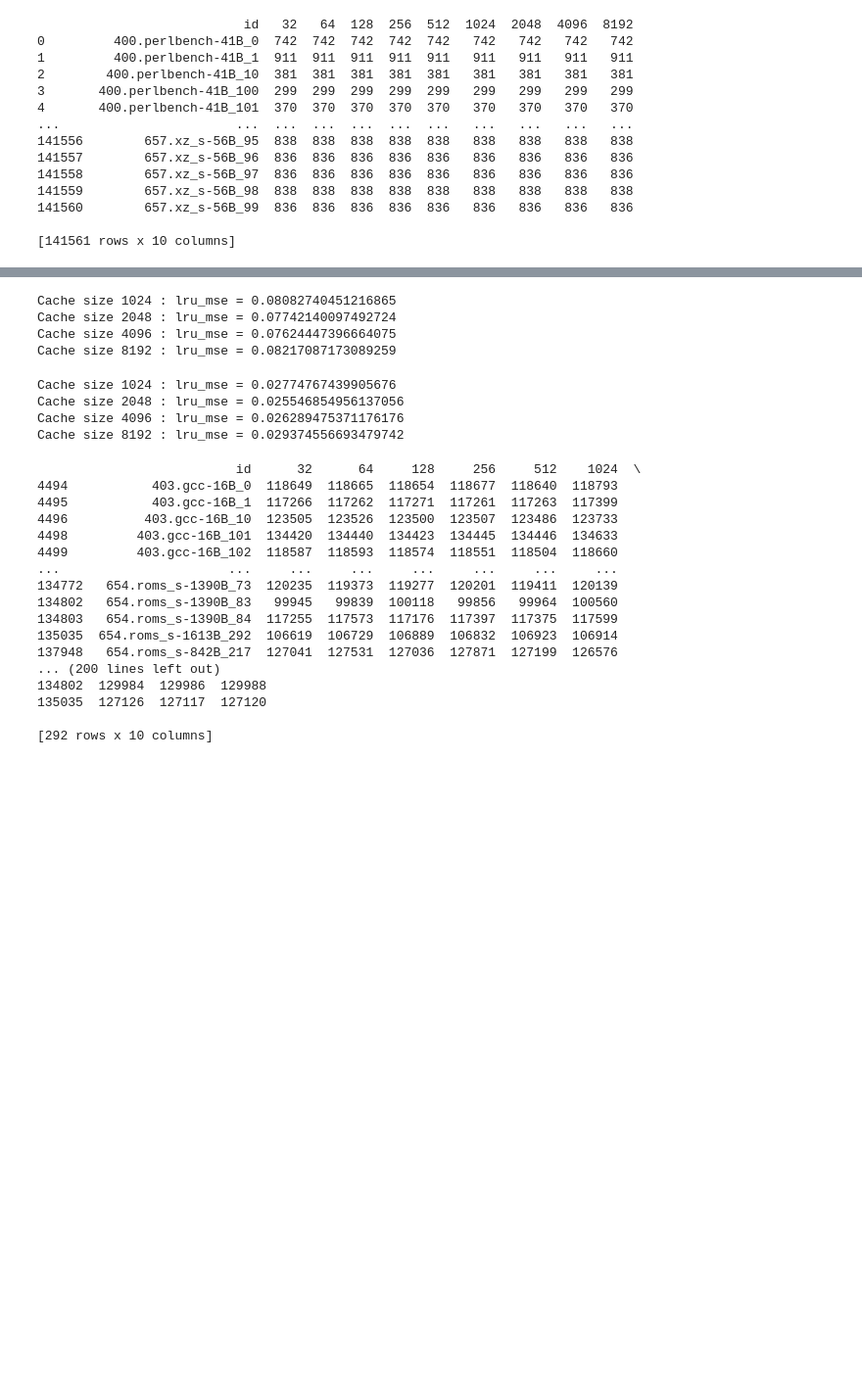
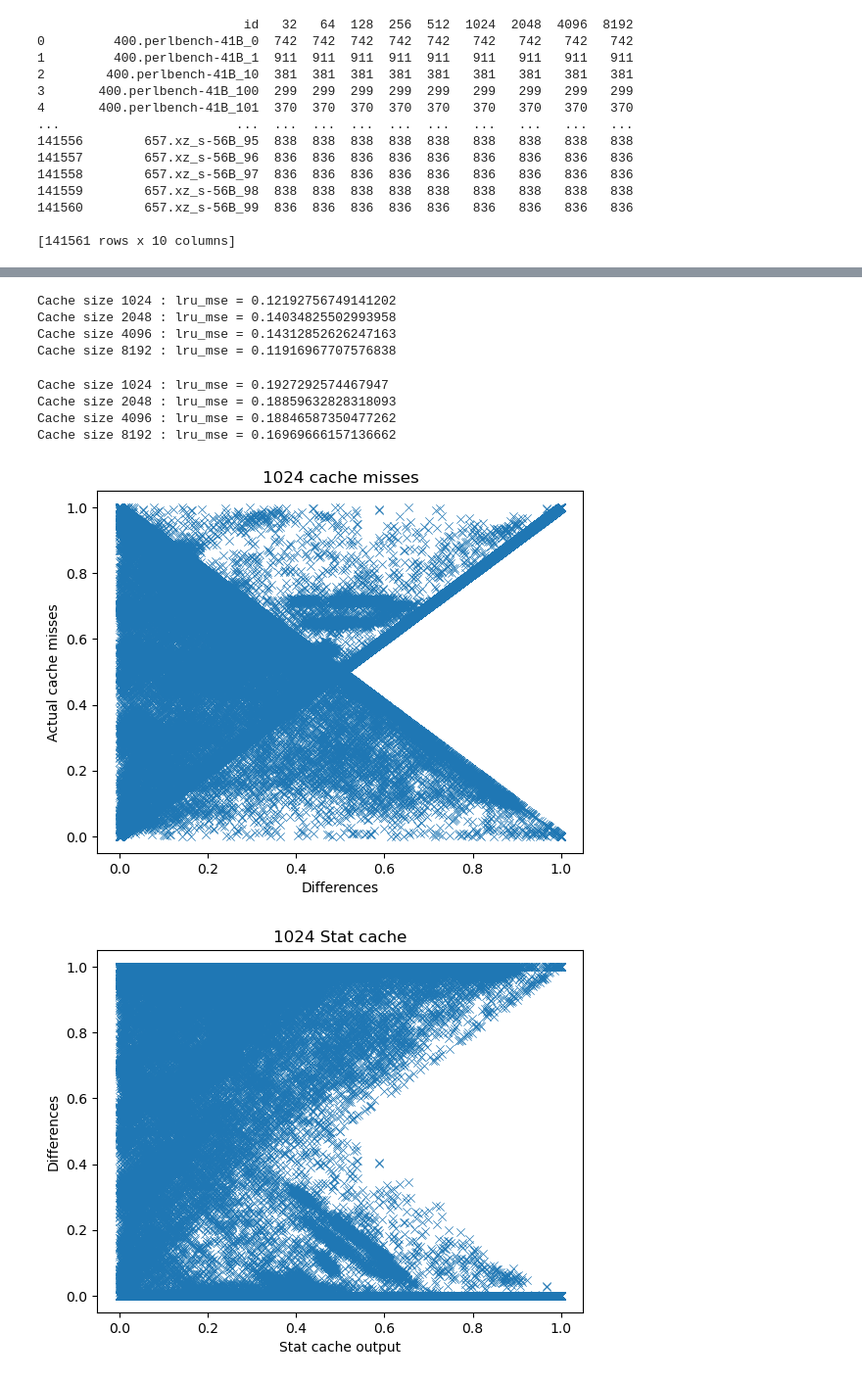
Before and after one commit to MarkRamosS/CacheEstimator, a Jupyter notebook: statCache.ipynb, the cells around one changed output, grey strips where cells are left out. Shown at 98% size. Cells and saved outputs as stored; diff of their text form; code cells hidden in the pictures; blank space fills up the shorter version.

Commit message:
StatCache.

```diff
--- a/statCache.ipynb
+++ b/statCache.ipynb
@@ -65,7 +61,7 @@ print(cache_misses)
 # %%
 # Little check
 d = {}
-for i,j in zip(cache_misses["id"], o["id"]):
+for i,j in zip(cache_misses["id"], sc_out["id"]):
     if i != j:
         print(i)
     if i in d:
@@ -92,3 +88,9 @@ print(accesses_llc)
 141560        657.xz_s-56B_99  836  836  836  836  836   836   836   836   836
 
 [141561 rows x 10 columns]
+# %%
+# Drop all rows with l1d accesses < llc accesses
+for i in ['1024','2048','4096','8192']:
+    cache_misses = cache_misses[accesses_l1d[i] >= accesses_llc[i]]
+    sc_out = sc_out[accesses_l1d[i] >= accesses_llc[i]]
+print(cache_misses)
@@ -95,57 +115,47 @@ print(accesses_llc)
 # %%
 from sklearn.metrics import mean_squared_error
+bdf = pd.DataFrame()
 for i in ['1024','2048','4096','8192']:
-    tmp = o['lru_'+i] / o['lru_512']
-    tmp = tmp.loc[accesses_l1d[i] < accesses_llc[i]]
-    cms = cache_misses[accesses_l1d[i] < accesses_llc[i]]
+    tmp = sc_out['lru_'+i] / sc_out['lru_512']
+    cms = cache_misses[tmp <= 1]
+    tmp = tmp[tmp <= 1]
     nans = tmp.isnull()
     c_acc_lru = mean_squared_error(tmp[~nans], cms[~nans][i])
     #c_acc_rand = mean_squared_error(o['random_'+i], cache_misses[i])
     print(f'Cache size {i}\t: lru_mse = {c_acc_lru}')
+    bdf['sc_'+i] = tmp[~nans]
+    bdf['cm_'+i] = cms[~nans][i]
+    bdf['diffs_'+i] = abs(tmp[~nans] - cms[~nans][i])
 # %% [output]
-Cache size 1024 : lru_mse = 0.08082740451216865
-Cache size 2048 : lru_mse = 0.07742140097492724
-Cache size 4096 : lru_mse = 0.07624447396664075
-Cache size 8192 : lru_mse = 0.08217087173089259
+Cache size 1024 : lru_mse = 0.12192756749141202
+Cache size 2048 : lru_mse = 0.14034825502993958
+Cache size 4096 : lru_mse = 0.14312852626247163
+Cache size 8192 : lru_mse = 0.11916967707576838
 # %%
 from sklearn.metrics import mean_squared_error
 for i in ['1024','2048','4096','8192']:
-    tmp = o['lru_'+i] * accesses_l1d[i]/accesses_llc[i]
-    tmp = tmp.loc[accesses_l1d[i] < accesses_llc[i]]
-    cms = cache_misses[accesses_l1d[i] < accesses_llc[i]]
+    tmp = sc_out['lru_'+i] * accesses_l1d[i]/accesses_llc[i]
+    cms = cache_misses[tmp <= 1]
+    tmp = tmp[tmp <= 1]
     nans = tmp.isnull()
     c_acc_lru = mean_squared_error(tmp[~nans], cms[~nans][i])
-    c_acc_rand = mean_squared_error(o['random_'+i], cache_misses[i])
     print(f'Cache size {i}\t: lru_mse = {c_acc_lru}')
 # %% [output]
-Cache size 1024 : lru_mse = 0.02774767439905676
-Cache size 2048 : lru_mse = 0.025546854956137056
-Cache size 4096 : lru_mse = 0.026289475371176176
-Cache size 8192 : lru_mse = 0.029374556693479742
+Cache size 1024 : lru_mse = 0.1927292574467947
+Cache size 2048 : lru_mse = 0.18859632828318093
+Cache size 4096 : lru_mse = 0.18846587350477262
+Cache size 8192 : lru_mse = 0.16969666157136662
 # %%
-df = pd.DataFrame()
-for i in ['1024','2048','4096','8192']:
-    df['caches_'+i] = cache_misses[i]
-    print(accesses_l1d[accesses_l1d[i] < accesses_llc[i]])
-    print(accesses_llc[accesses_l1d[i] < accesses_llc[i]])
-    tmp = o['lru_'+i] * accesses_l1d[i]/accesses_llc[i]
-    df['statcache_'+i] = tmp
-    df['diff_'+i] = abs(df['caches_'+i] - df['statcache_'+i])
+plt.title('1024 cache misses')
+plt.xlabel('Differences')
+plt.ylabel('Actual cache misses')
+plt.scatter(bdf['diffs_2048'], bdf['cm_2048'], marker='x', linewidths = 0.5)
+plt.show()
+plt.title('1024 Stat cache')
+plt.xlabel('Stat cache output')
+plt.ylabel('Differences')
+plt.scatter(bdf['diffs_2048'], bdf['sc_2048'], marker='x', linewidths = 0.5)
+plt.show()
 # %% [output]
-                          id      32      64     128     256     512    1024  \
-4494           403.gcc-16B_0  118649  118665  118654  118677  118640  118793
-4495           403.gcc-16B_1  117266  117262  117271  117261  117263  117399
-4496          403.gcc-16B_10  123505  123526  123500  123507  123486  123733
-4498         403.gcc-16B_101  134420  134440  134423  134445  134446  134633
-4499         403.gcc-16B_102  118587  118593  118574  118551  118504  118660
-...                      ...     ...     ...     ...     ...     ...     ...
-134772   654.roms_s-1390B_73  120235  119373  119277  120201  119411  120139
-134802   654.roms_s-1390B_83   99945   99839  100118   99856   99964  100560
-134803   654.roms_s-1390B_84  117255  117573  117176  117397  117375  117599
-135035  654.roms_s-1613B_292  106619  106729  106889  106832  106923  106914
-137948   654.roms_s-842B_217  127041  127531  127036  127871  127199  126576
-... (200 lines left out)
-134802  129984  129986  129988
-135035  127126  127117  127120
-
-[292 rows x 10 columns]
+[figure, added]
+[figure, added]
```
Also changed, not shown: parts of 4 cells of this notebook, 1 other file.
